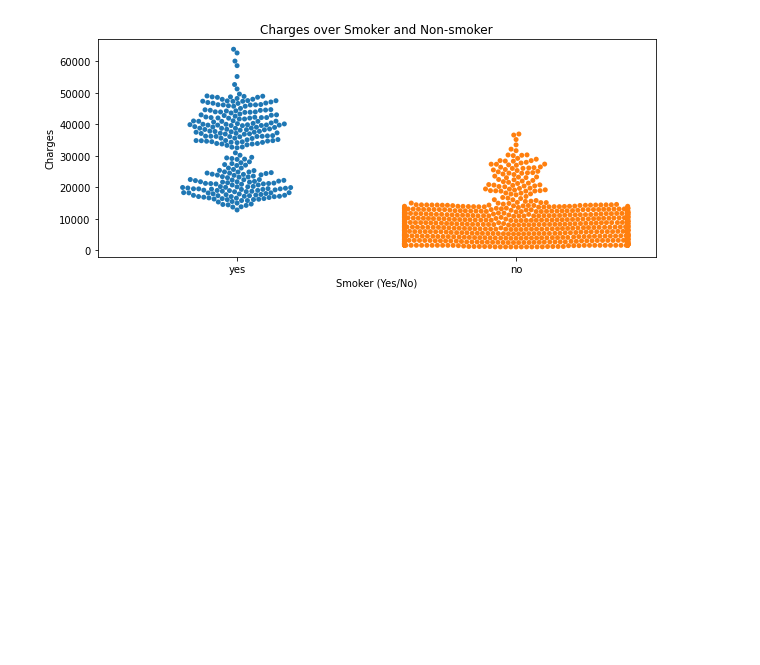
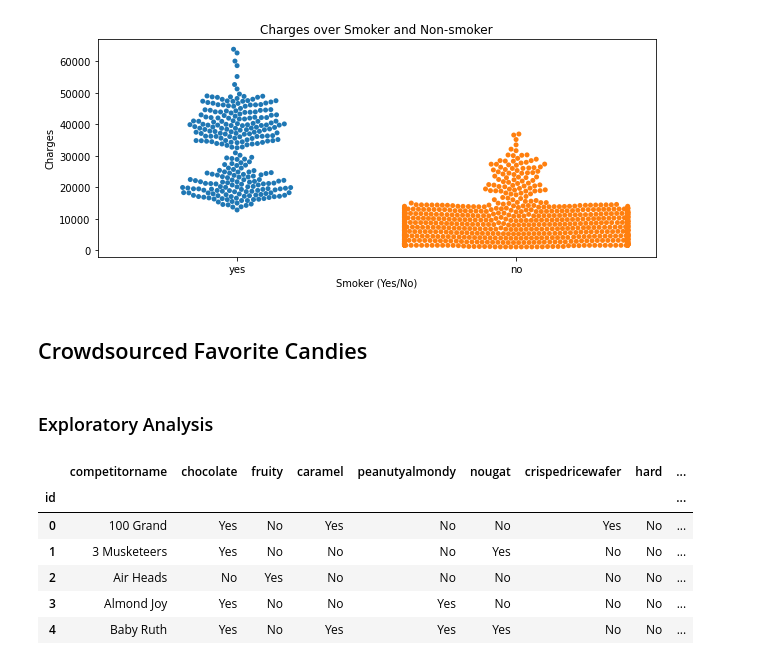
Before and after one commit to iobruno/kaggle-data-vis, a Jupyter notebook: notebooks/scatter_plots.ipynb, the cells around one changed output. Saved outputs shown, nothing was run; the diff lists cells and outputs as text; code cells hidden in the pictures; blank space fills up the shorter version.

```diff
--- a/notebooks/scatter_plots.ipynb
+++ b/notebooks/scatter_plots.ipynb
@@ -65,3 +65,7 @@ plt.title("Charges over Smoker and Non-smoker")
 # %% [output]
 Text(0.5, 1.0, 'Charges over Smoker and Non-smoker')
 [figure]
+# %% [markdown]
+## Crowdsourced Favorite Candies
+# %% [markdown]
+### Exploratory Analysis
@@ -67,0 +74,10 @@ Text(0.5, 1.0, 'Charges over Smoker and Non-smoker')
+# %%
+candy_df.head()
+# %% [output]
+|  | competitorname | chocolate | fruity | caramel | peanutyalmondy | nougat | crispedricewafer | hard | ... |
+| id |  |  |  |  |  |  |  |  | ... |
+| 0 | 100 Grand | Yes | No | Yes | No | No | Yes | No | ... |
+| 1 | 3 Musketeers | Yes | No | No | No | Yes | No | No | ... |
+| 2 | Air Heads | No | Yes | No | No | No | No | No | ... |
+| 3 | Almond Joy | Yes | No | No | Yes | No | No | No | ... |
+| 4 | Baby Ruth | Yes | No | Yes | Yes | Yes | No | No | ... |
```
Also changed, not shown: parts of 9 cells of this notebook.
